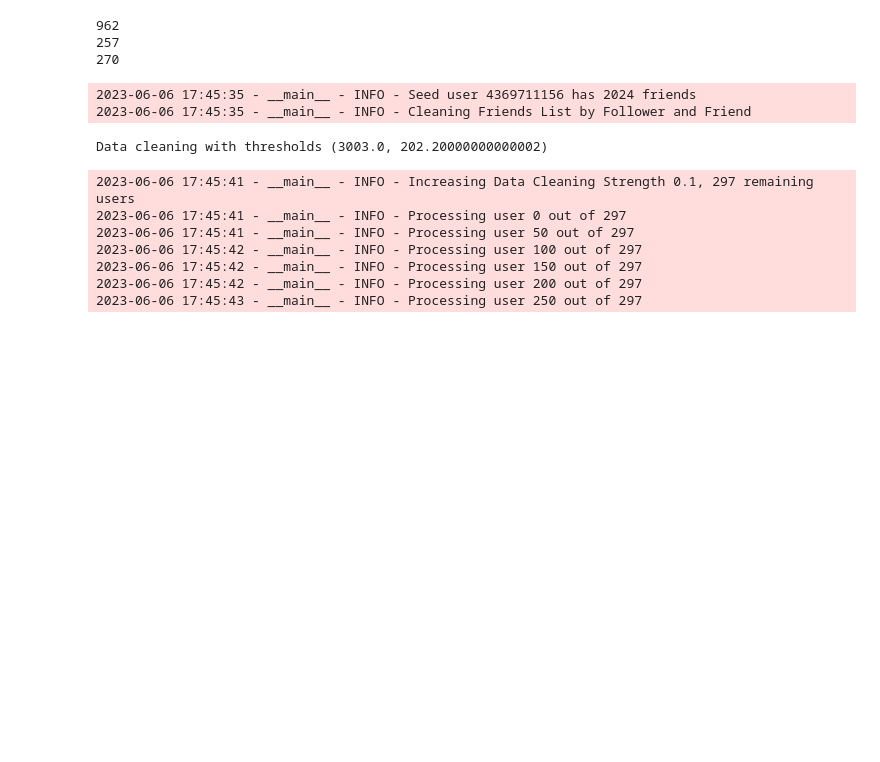
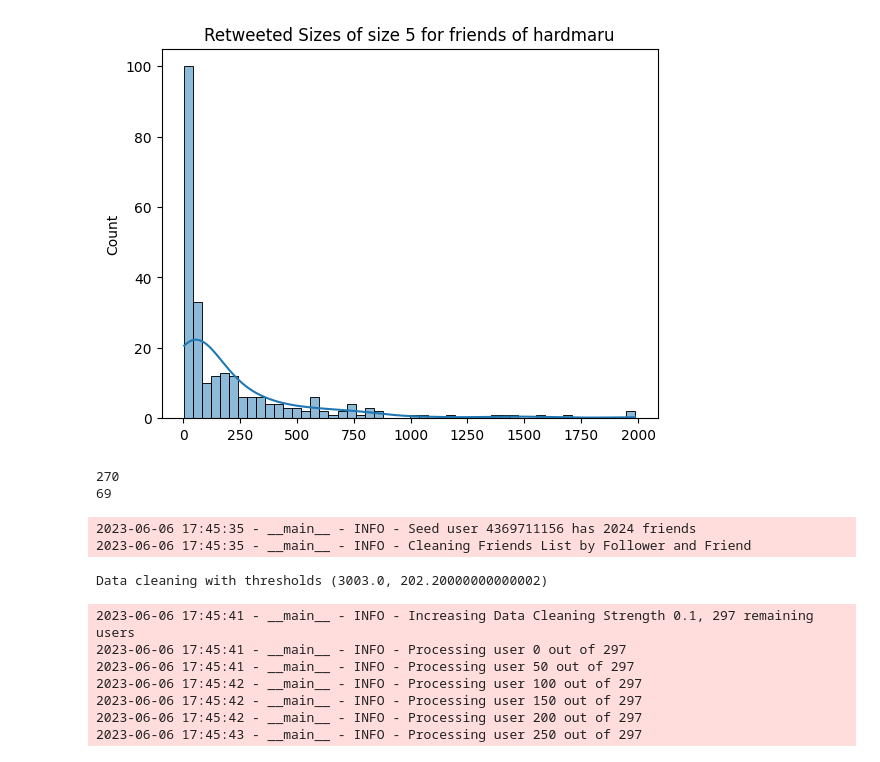
Before and after one commit to SNACES/core, a Jupyter notebook: experiments.ipynb, the cells around one changed output. Saved outputs shown, nothing was run; the diff lists cells and outputs as text; code cells hidden in the pictures; blank space fills up the shorter version.

```diff
--- a/experiments.ipynb
+++ b/experiments.ipynb
@@ -25,23 +30,50 @@ user_friend_getter = dao_module.get_user_friend_getter()
 
 def get_user_activities(user_id: str, user_activity: str):
     activities = user_activity_getters[user_activity].get_user_activities(user_id)
-    if len(activities) == 0:
-        return None
-    else:
-        return activities
+    return activities
+# %%
+def _find_k_repeats(lst, k):
+    """Filters out elements that appear less than k times in lst."""
+    return [x for x in lst if lst.count(x) >= k]
+
+def find_size_retweeted_users(user_list: List[str], k: int):
+    """Returns the number of activities for each user in user_list."""
+    activity_sizes = []
+    for user in user_list:
+        activities = get_user_activities(user, "user retweets")
+        if activities is None or len(activities) == 0:
+            activity_sizes.append(0)
+            continue
+        activities = _find_k_repeats(activities, k)
+        activity_sizes.append(len((activities)))
+    return activity_sizes
 # %%
 seed_user_name = 'hardmaru'
 user = user_getter.get_user_by_screen_name(seed_user_name)
 seed_user = str(user.id)
-seed_user_retweets = get_user_activities(seed_user, "user retweets")
+seed_user_friends = get_user_activities(seed_user, "friends")
 # Print user retweets that appear more than once in the seed user's retweets
-print(len(seed_user_retweets))
-print(len(set([retweet for retweet in seed_user_retweets if seed_user_retweets.count(retweet) > 1])))
-print(len(set(seed_user_retweets)))
+if seed_user not in seed_user_friends:
+    seed_user_friends.append(seed_user)
+
+# Retweeted sizes
+k = 5
+seed_user_retweeted_sizes = find_size_retweeted_users(seed_user_friends, k)
+# Remove the zeros
+seed_user_retweeted_sizes = [x for x in seed_user_retweeted_sizes if x != 0]
+sns.histplot(data=seed_user_retweeted_sizes, kde=True, bins=50)
+plt.title(f"Retweeted Sizes of size {k} for friends of {seed_user_name}")
+plt.show()
 # %% [output]
-962
-257
-270
+[figure, added]
+# %%
+user_retweets = get_user_activities(seed_user, "user retweets")
+print(len(set(user_retweets)))
+user_retweets = _find_k_repeats(user_retweets, 4)
+print(len(set(user_retweets)))
+# %% [output]
+270
+69
 # %%
 def compute_activity_similarity(user1: str, user2: str, user_activity: str):
     user1_activity = get_user_activities(user1, user_activity)
```
Also changed, not shown: parts of 2 cells of this notebook, 6 other files.
